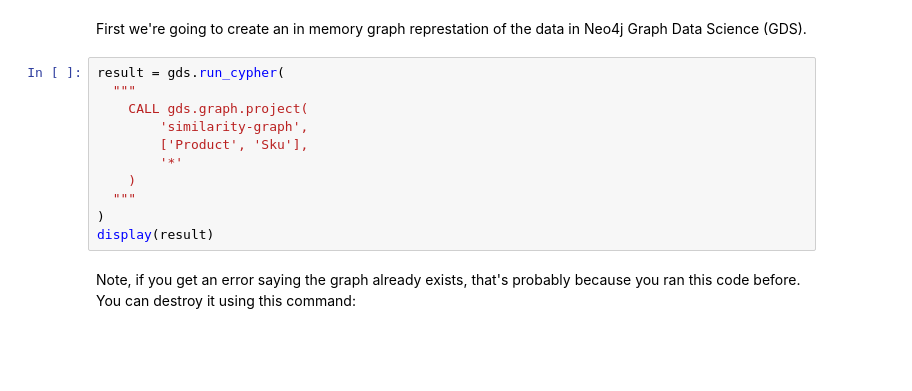
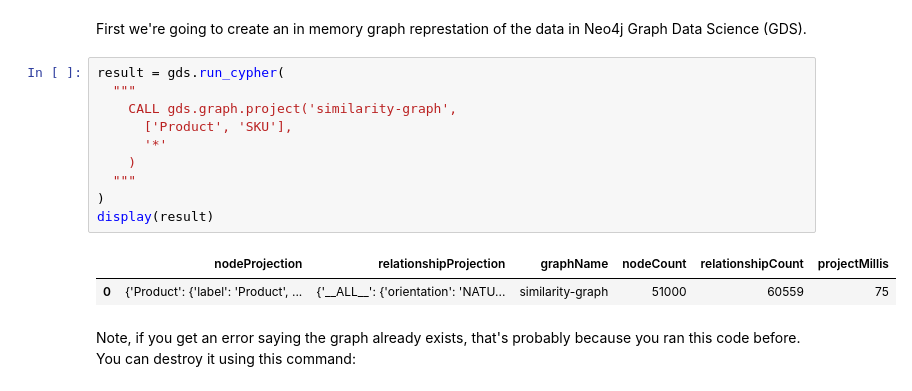
Before and after one commit to ezhilvendhan/ecommerce-demo-gds-vertex-ai, a Jupyter notebook: similarity.ipynb, the cells around one changed output. Drawn from its saved outputs; the diff is of its cells as text; blank space fills up the shorter version.

```diff
--- a/similarity.ipynb
+++ b/similarity.ipynb
@@ -167,14 +235,16 @@ First we're going to create an in memory graph represtation of the data in Neo4j
 # %%
 result = gds.run_cypher(
   """
-    CALL gds.graph.project(
-        'similarity-graph',
-        ['Product', 'Sku'],
-        '*'
+    CALL gds.graph.project('similarity-graph',
+      ['Product', 'SKU'],
+      '*'
     )
   """
 )
 display(result)
+# %% [output]
+|  | nodeProjection | relationshipProjection | graphName | nodeCount | relationshipCount | projectMillis |
+| 0 | {'Product': {'label': 'Product', ... | {'__ALL__': {'orientation': 'NATU... | similarity-graph | 51000 | 60559 | 75 |
 # %% [markdown]
 Note, if you get an error saying the graph already exists, that's probably because you ran this code before. You can destroy it using this command:
 # %%
```
Also changed, not shown: parts of 39 cells of this notebook.
